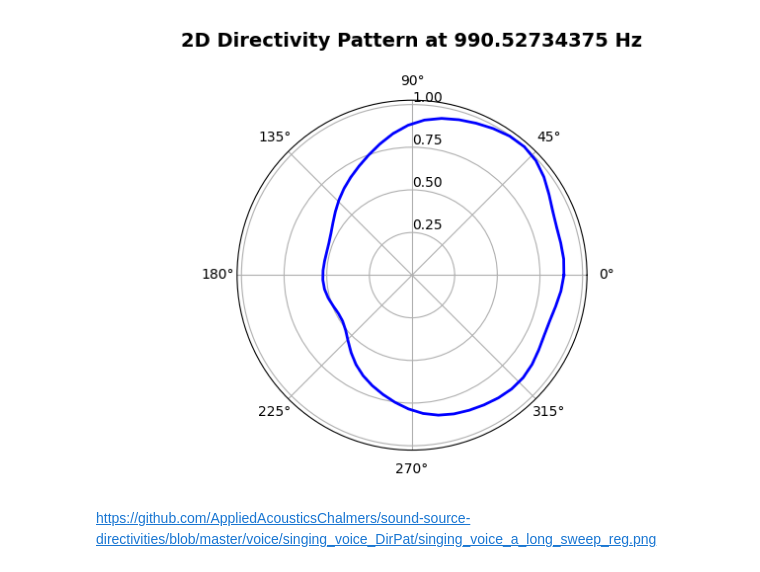
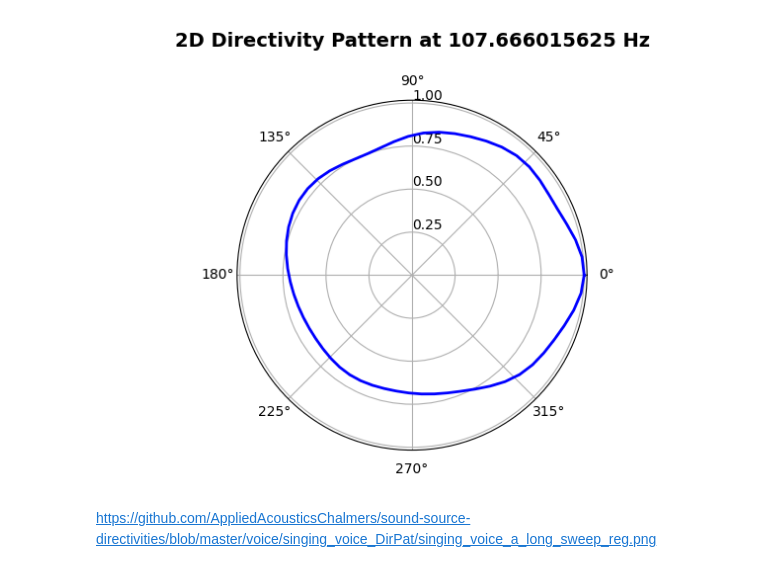
Before and after one commit to tubali12345/orientation-estimation, a Jupyter notebook: src/plot_directivity.ipynb, the cells around one changed output. Saved outputs shown, nothing was run; the diff lists cells and outputs as text; code cells hidden in the pictures.

Commit message:
refactored data, simulation

```diff
--- a/src/plot_directivity.ipynb
+++ b/src/plot_directivity.ipynb
@@ -148,9 +148,9 @@ class MatData:
 # %%
 %matplotlib ipympl
 measured_directivity_file_path = "/home/turib/thesis/3707708/AppliedAcousticsChalmers/sound-source-directivities-2020-03-12/AppliedAcousticsChalmers-sound-source-directivities-f48ec35/DirPat_singing_voice/irs_DirPat_a_long_sweep_N9_reg.mat"
 mat_data = MatData.from_file(measured_directivity_file_path)
-mat_data.balloon_plot_2d(1000)
+mat_data.balloon_plot_2d(100)
 # %% [output]
-[figure, old version]
+[figure, new version]
 # %% [markdown]
 https://github.com/AppliedAcousticsChalmers/sound-source-directivities/blob/master/voice/singing_voice_DirPat/singing_voice_a_long_sweep_reg.png
```
Also changed, not shown: 37 other files.
